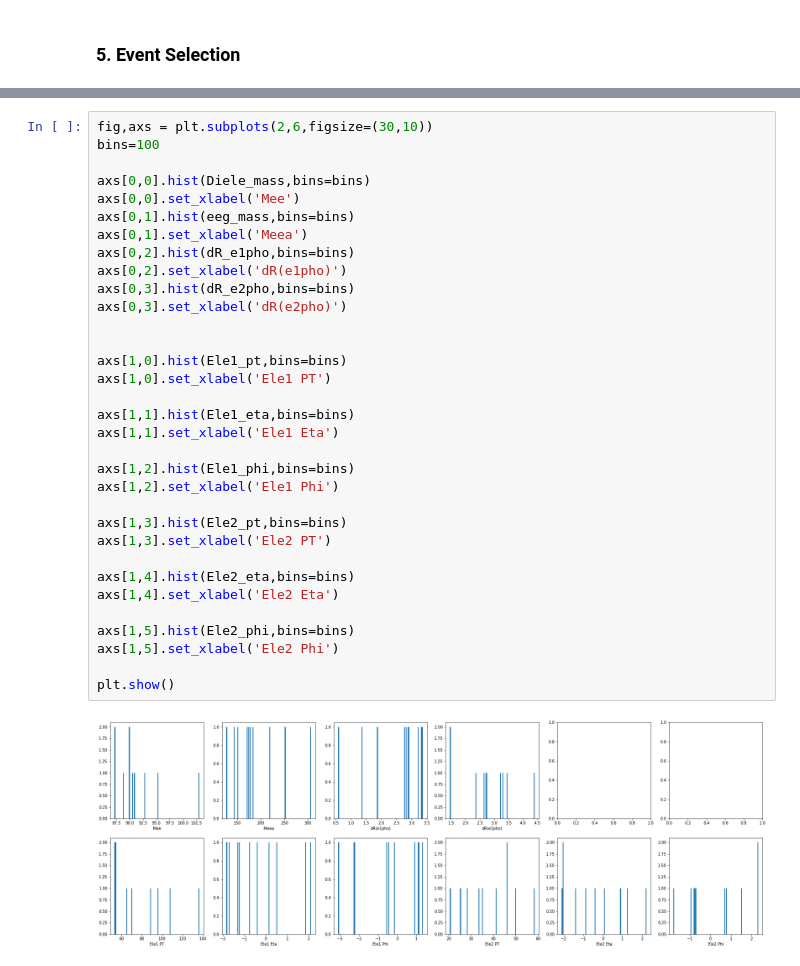
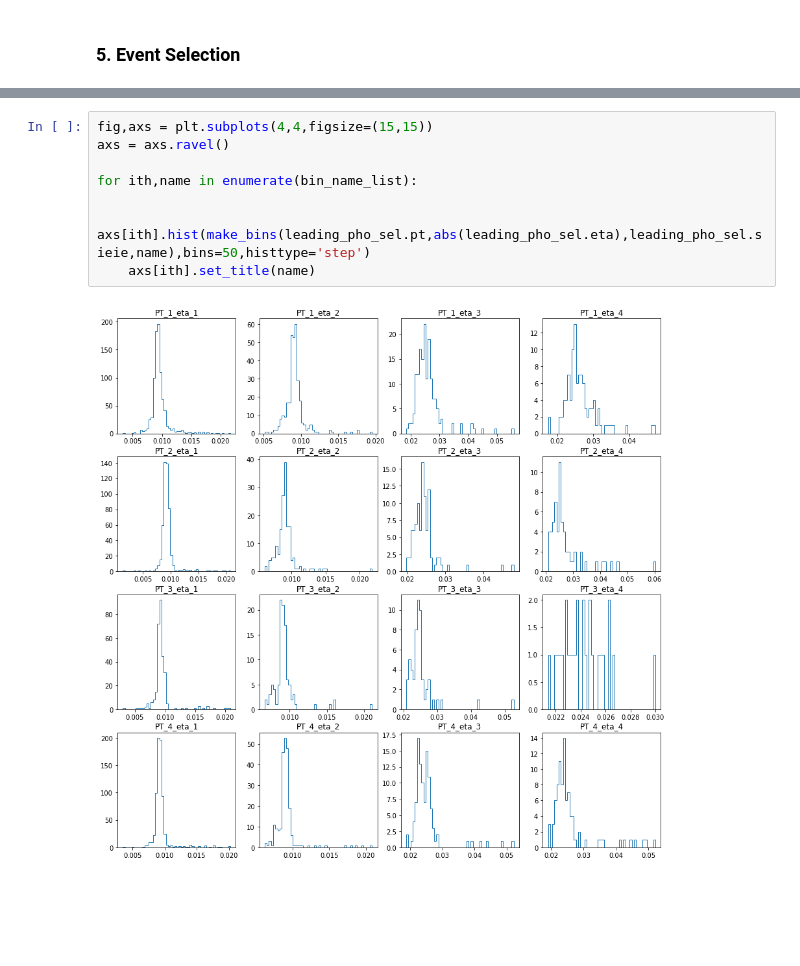
Before and after one commit to JW-corp/J.W_Analysis, a Jupyter notebook: Coffea_WZG/Jupyter/Test_Real_template.ipynb, the cells around one changed output, grey strips where cells are left out. Cells and saved outputs as stored; diff of their text form; blank space fills up the shorter version.

```diff
--- a/Coffea_WZG/Jupyter/Test_Real_template.ipynb
+++ b/Coffea_WZG/Jupyter/Test_Real_template.ipynb
@@ -552,35 +453,10 @@ Ele2_phi = flat_dim(Diele_sel.lep2.phi)
-# %%
-fig,axs = plt.subplots(2,6,figsize=(30,10))
-bins=100
-
-axs[0,0].hist(Diele_mass,bins=bins)
-axs[0,0].set_xlabel('Mee')
-axs[0,1].hist(eeg_mass,bins=bins)
-axs[0,1].set_xlabel('Meea')
-axs[0,2].hist(dR_e1pho,bins=bins)
-axs[0,2].set_xlabel('dR(e1pho)')
-axs[0,3].hist(dR_e2pho,bins=bins)
-axs[0,3].set_xlabel('dR(e2pho)')
-
-
-axs[1,0].hist(Ele1_pt,bins=bins)
-axs[1,0].set_xlabel('Ele1 PT')
-
-axs[1,1].hist(Ele1_eta,bins=bins)
-axs[1,1].set_xlabel('Ele1 Eta')
-
-axs[1,2].hist(Ele1_phi,bins=bins)
-axs[1,2].set_xlabel('Ele1 Phi')
-
-axs[1,3].hist(Ele2_pt,bins=bins)
-axs[1,3].set_xlabel('Ele2 PT')
-
-axs[1,4].hist(Ele2_eta,bins=bins)
-axs[1,4].set_xlabel('Ele2 Eta')
-
-axs[1,5].hist(Ele2_phi,bins=bins)
-axs[1,5].set_xlabel('Ele2 Phi')
-
-plt.show()
-# %% [output]
-[figure, removed]
+# %%
+fig,axs = plt.subplots(4,4,figsize=(15,15))
+axs = axs.ravel()
+
+for ith,name in enumerate(bin_name_list):
+
+    axs[ith].hist(make_bins(leading_pho_sel.pt,abs(leading_pho_sel.eta),leading_pho_sel.sieie,name),bins=50,histtype='step')
+    axs[ith].set_title(name)
+# %% [output]
+[figure, added]
```
Also changed, not shown: parts of 47 cells of this notebook.
